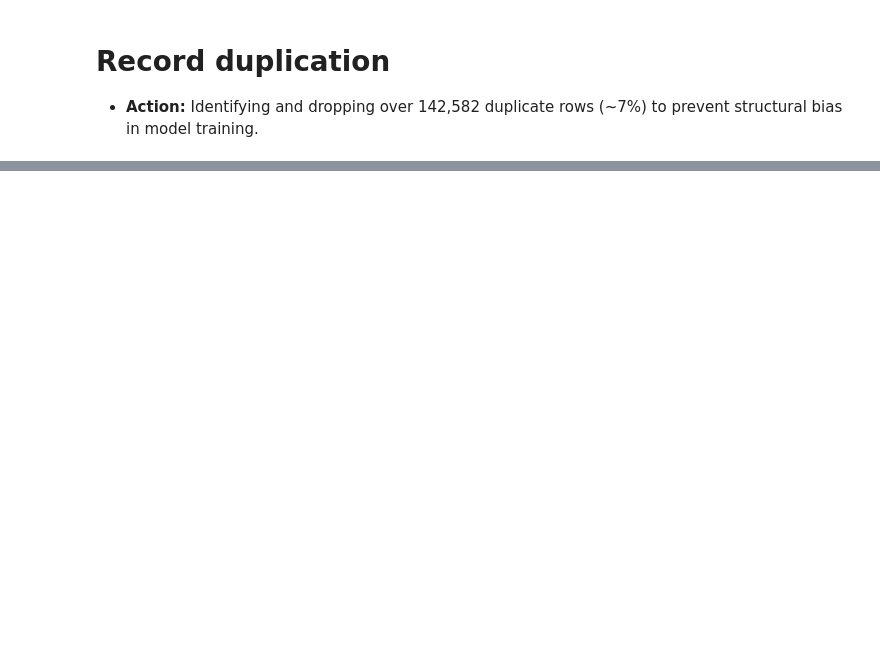
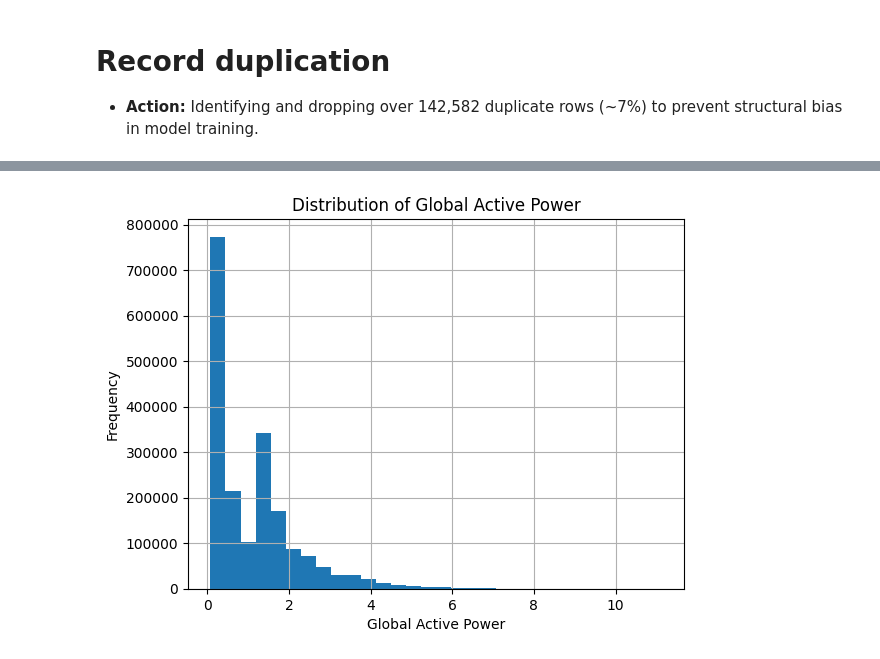
Before and after one commit to shruti-boop/Household-Energy-Consumption-Forecasting, a Jupyter notebook: drive/MyDrive/Colab Notebooks/forecasting.ipynb, the cells around one changed output, grey strips where cells are left out. Drawn from its saved outputs; the diff is of its cells as text; code cells hidden in the pictures; blank space fills up the shorter version.

```diff
--- a/drive/MyDrive/Colab Notebooks/forecasting.ipynb
+++ b/drive/MyDrive/Colab Notebooks/forecasting.ipynb
@@ -225,0 +497,10 @@ df.shape
+# %%
+# 2.histogram
+
+df['Global_active_power'].hist(bins=30)
+plt.title("Distribution of Global Active Power")
+plt.xlabel("Global Active Power")
+plt.ylabel("Frequency")
+plt.show()
+# %% [output]
+[figure, added]
```
Also changed, not shown: parts of 64 cells of this notebook.
